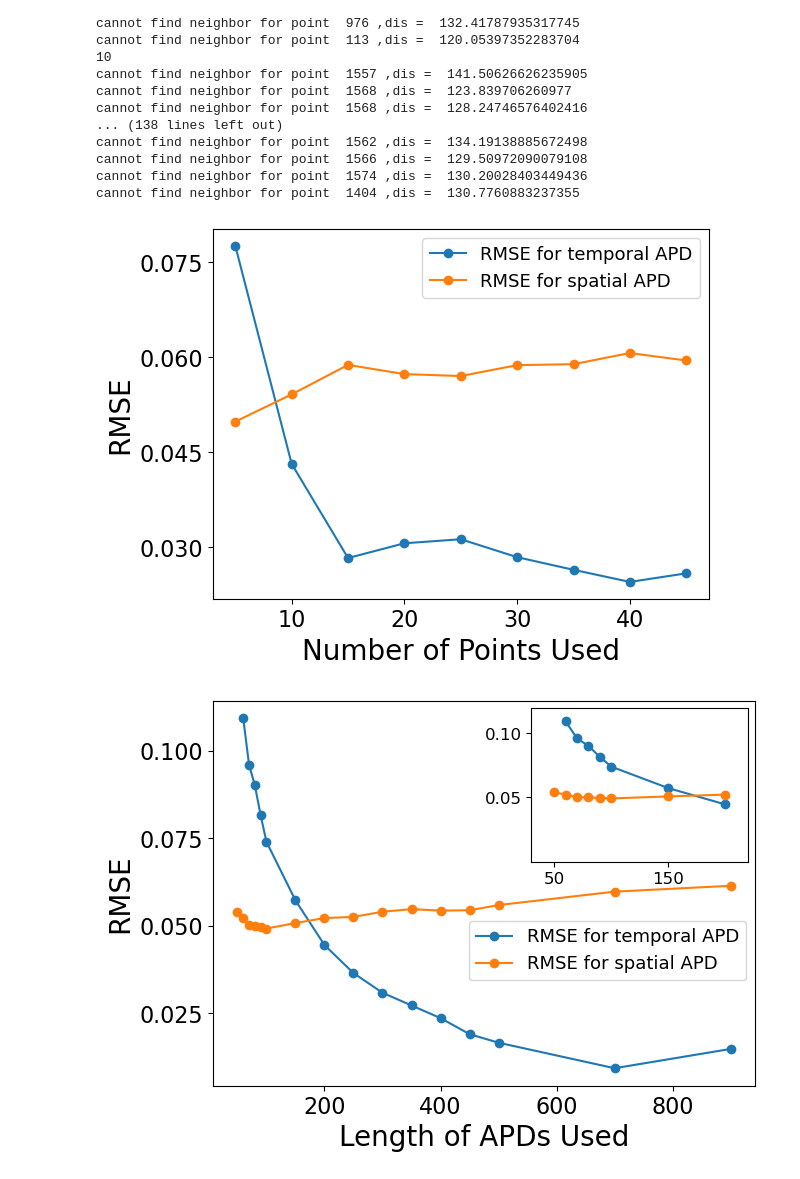
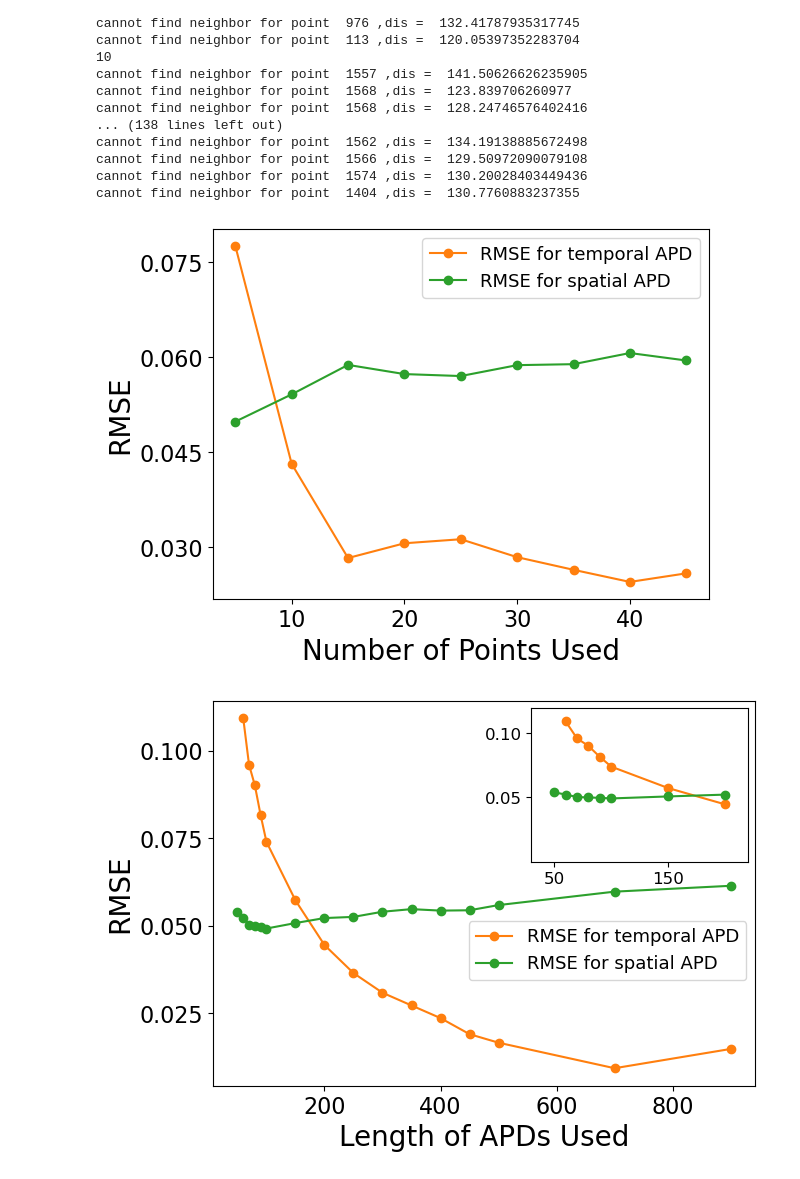
Before and after one commit to William-XiaodongAn/Quantifying-The-Complex-Spatiotemporal-Chaos-of-Cardiac-Fibrillation-in-Ionic-Models, a Jupyter notebook: analysis_ipynb_scripts/experiment.ipynb, the cells around one changed output. Saved outputs shown, nothing was run; the diff lists cells and outputs as text; code cells hidden in the pictures.

```diff
--- a/analysis_ipynb_scripts/experiment.ipynb
+++ b/analysis_ipynb_scripts/experiment.ipynb
@@ -1187,8 +1187,8 @@ for key in exp_lib:
     s_RMSE = RMSE(spatial)
     result_t.append(t_RMSE)
     result_s.append(s_RMSE)
-plt.plot(x,result_t,'-o')
-plt.plot(x,result_s,'-o')
+plt.plot(x,result_t,'-o',color = 'tab:orange')
+plt.plot(x,result_s,'-o',color = 'tab:green')
 plt.legend(['RMSE for temporal APD','RMSE for spatial APD'], fontsize=13)
 plt.xlabel('Number of Points Used' ,fontsize=20)
 plt.ylabel('RMSE', fontsize=20)
@@ -1197,7 +1197,7 @@ plt.gca().xaxis.set_major_locator(MaxNLocator(nbins=5))  # Max 5 ticks on x-axis
 plt.gca().yaxis.set_major_locator(MaxNLocator(nbins=4))  # Max 5 ticks on y-axis
 plt.savefig("exp1.png", bbox_inches='tight', dpi=300)
 # %% [output]
-[figure, old version]
+[figure, new version]
 # %%
 with open('result_tau_d_lya_from_uvw_epsilon_0.8.pkl', 'rb') as f:
     result_4_lya_from_uvw = pickle.load(f)
@@ -1230,35 +1230,35 @@ x= np.array(x)
 result_t= np.array(result_t)
 result_s= np.array(result_s)
 
 # Define x-limits for zoom view
 x_min, x_max = 30, 220
 
 # Filter: only include points up to 220 (inclusive or slightly before)
 mask = (x >= x_min) & (x <= x_max)
 
 plt.tick_params(axis='both', which='major', labelsize=16)  # make tick labels larger
 plt.gca().xaxis.set_major_locator(MaxNLocator(nbins=5))  # Max 5 ticks on x-axis
 plt.gca().yaxis.set_major_locator(MaxNLocator(nbins=5))  # Max 5 ticks on y-axis
 
 # Create inset axes (zoom region)
 axins = inset_axes(ax, width="40%", height="40%", loc='upper right')  # you can try loc='upper left' too
-axins.plot(x[mask], result_t[mask], '-o')
-axins.plot(x[mask], result_s[mask], '-o')
+axins.plot(x[mask], result_t[mask], '-o',color = 'tab:orange')
+axins.plot(x[mask], result_s[mask], '-o',color = 'tab:green')
 
 axins.set_xlim(30, 220)           # X range for zoom
 axins.set_ylim(0, 0.12)      # Y range for zoom
 axins.set_xticks([50,150])
 axins.set_yticks([0.05,0.1])
 
 
-ax.plot(x, result_t, '-o', label='RMSE for temporal APD')
-ax.plot(x, result_s, '-o', label='RMSE for spatial APD')
+ax.plot(x, result_t, '-o', label='RMSE for temporal APD',color = 'tab:orange')
+ax.plot(x, result_s, '-o', label='RMSE for spatial APD',color = 'tab:green')
 
 ax.legend(loc='lower right', bbox_to_anchor=(1, 0.25),fontsize = 13)
 ax.set_xlabel('Length of APDs Used',fontsize = 20)
 ax.set_ylabel('RMSE',fontsize = 20)
 plt.tick_params(axis='both', which='major', labelsize=12)  # make tick labels larger
 
 plt.savefig('exp2.png', bbox_inches='tight', dpi=300)
 # %% [output]
-[figure, old version]
+[figure, new version]
```
Also changed, not shown: 3 other files.
